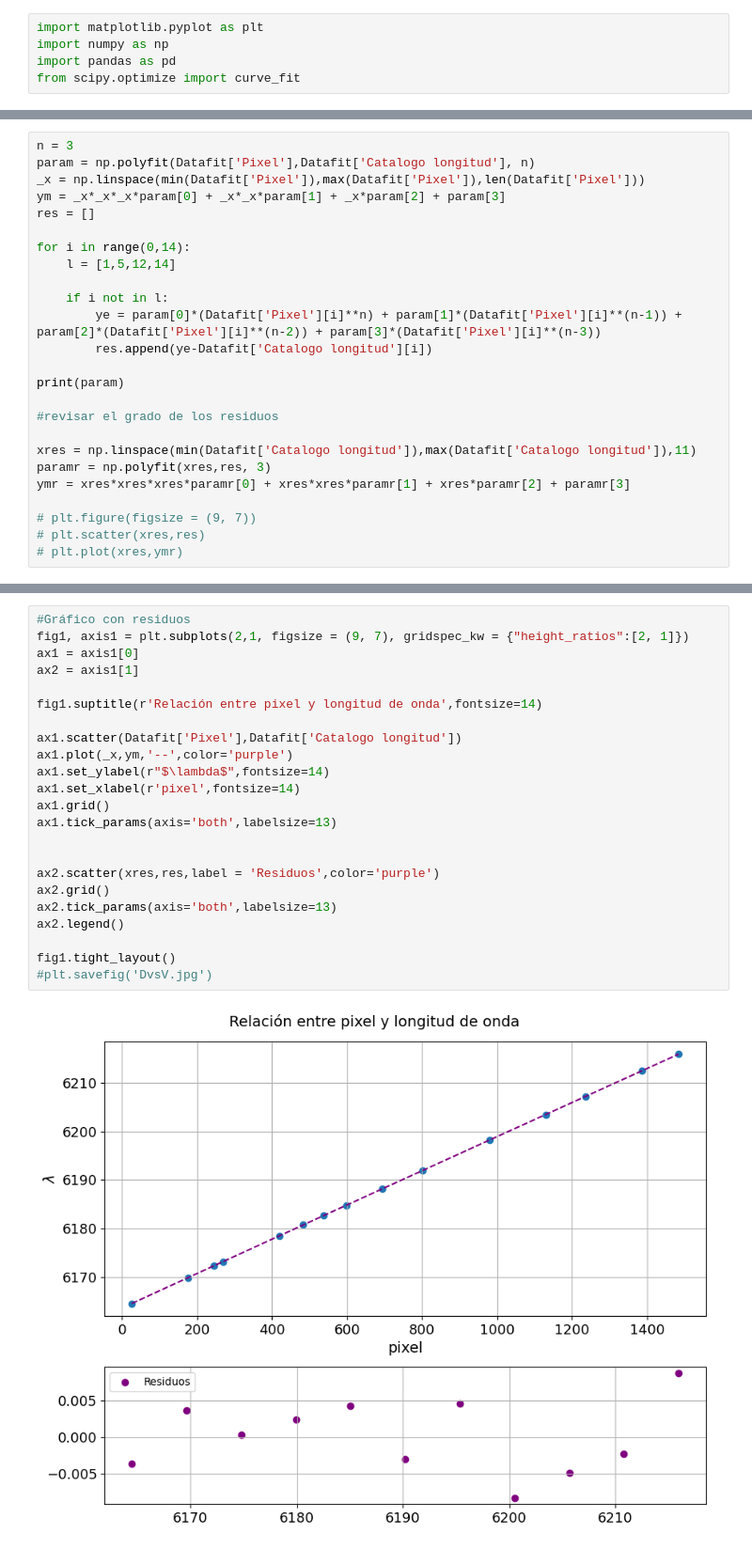
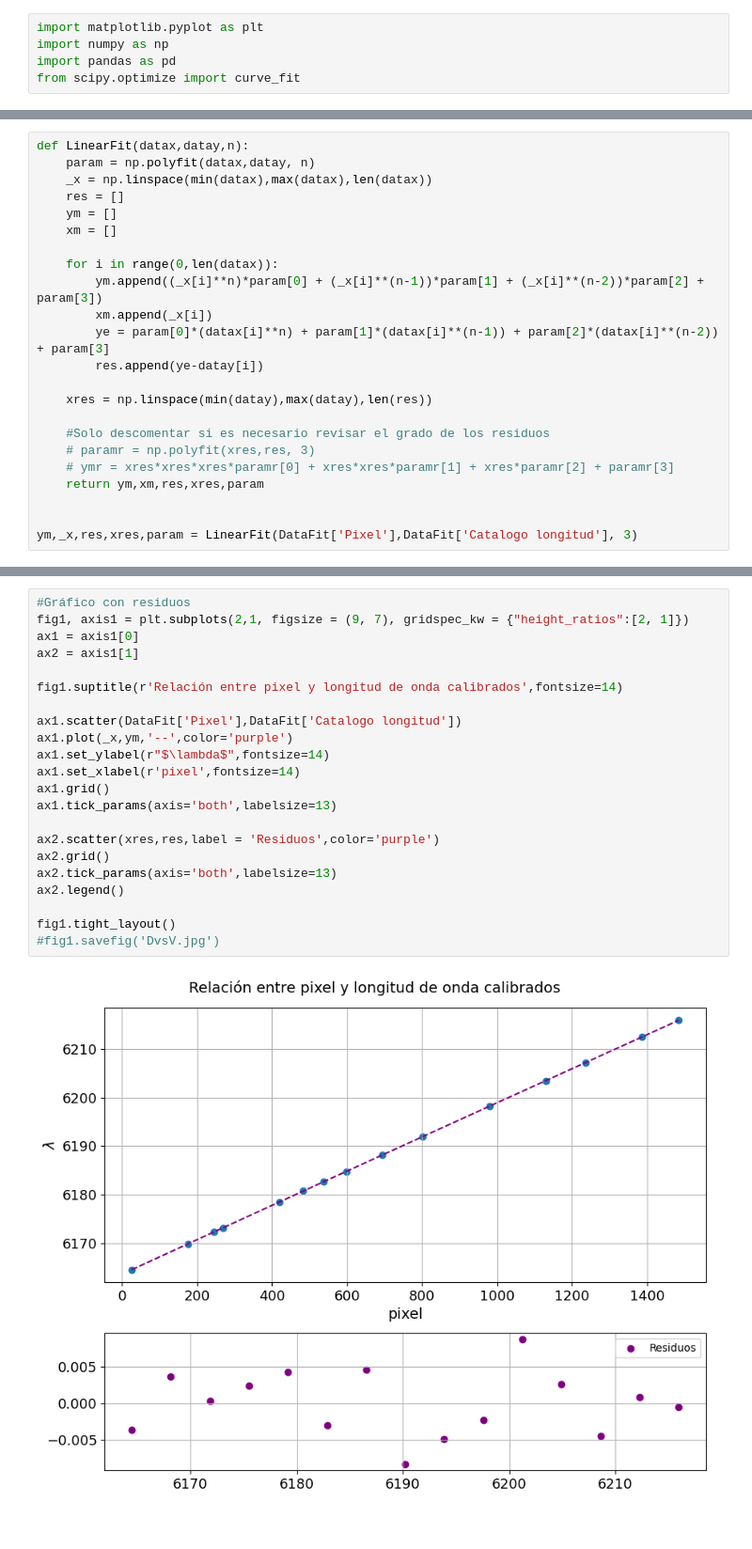
Before and after one commit to ccuellarn/Torium-Operation, a Jupyter notebook: Analisis.ipynb, the cells around one changed output, grey strips where cells are left out. Shown: that part at 94% size. Cells and saved outputs as stored; diff of their text form.

```diff
--- a/Analisis.ipynb
+++ b/Analisis.ipynb
@@ -120,25 +150,23 @@ pixel     onda
 # %%
-n = 3
-param = np.polyfit(Datafit['Pixel'],Datafit['Catalogo longitud'], n)
-_x = np.linspace(min(Datafit['Pixel']),max(Datafit['Pixel']),len(Datafit['Pixel']))
-ym = _x*_x*_x*param[0] + _x*_x*param[1] + _x*param[2] + param[3]
-res = []
+def LinearFit(datax,datay,n):
+    param = np.polyfit(datax,datay, n)
+    _x = np.linspace(min(datax),max(datax),len(datax))
+    res = []
+    ym = []
+    xm = []
 
-for i in range(0,14):
-    l = [1,5,12,14]
+    for i in range(0,len(datax)):
+        ym.append((_x[i]**n)*param[0] + (_x[i]**(n-1))*param[1] + (_x[i]**(n-2))*param[2] + param[3])
+        xm.append(_x[i])
+        ye = param[0]*(datax[i]**n) + param[1]*(datax[i]**(n-1)) + param[2]*(datax[i]**(n-2)) + param[3]
+        res.append(ye-datay[i])
 
-    if i not in l:
-        ye = param[0]*(Datafit['Pixel'][i]**n) + param[1]*(Datafit['Pixel'][i]**(n-1)) + param[2]*(Datafit['Pixel'][i]**(n-2)) + param[3]*(Datafit['Pixel'][i]**(n-3))
-        res.append(ye-Datafit['Catalogo longitud'][i])
+    xres = np.linspace(min(datay),max(datay),len(res))
 
-print(param)
+    #Solo descomentar si es necesario revisar el grado de los residuos
+    # paramr = np.polyfit(xres,res, 3)
+    # ymr = xres*xres*xres*paramr[0] + xres*xres*paramr[1] + xres*paramr[2] + paramr[3]
+    return ym,xm,res,xres,param
 
-#revisar el grado de los residuos
 
-xres = np.linspace(min(Datafit['Catalogo longitud']),max(Datafit['Catalogo longitud']),11)
-paramr = np.polyfit(xres,res, 3)
-ymr = xres*xres*xres*paramr[0] + xres*xres*paramr[1] + xres*paramr[2] + paramr[3]
-
-# plt.figure(figsize = (9, 7))
-# plt.scatter(xres,res)
-# plt.plot(xres,ymr)
+ym,_x,res,xres,param = LinearFit(DataFit['Pixel'],DataFit['Catalogo longitud'], 3)
@@ -147,25 +173,24 @@ ymr = xres*xres*xres*paramr[0] + xres*xres*paramr[1] + xres*paramr[2] + paramr[3
 # %%
 #Gráfico con residuos
 fig1, axis1 = plt.subplots(2,1, figsize = (9, 7), gridspec_kw = {"height_ratios":[2, 1]})
 ax1 = axis1[0]
 ax2 = axis1[1]
 
-fig1.suptitle(r'Relación entre pixel y longitud de onda',fontsize=14)
+fig1.suptitle(r'Relación entre pixel y longitud de onda calibrados',fontsize=14)
 
-ax1.scatter(Datafit['Pixel'],Datafit['Catalogo longitud'])
+ax1.scatter(DataFit['Pixel'],DataFit['Catalogo longitud'])
 ax1.plot(_x,ym,'--',color='purple')
 ax1.set_ylabel(r"$\lambda$",fontsize=14)
 ax1.set_xlabel(r'pixel',fontsize=14)
 ax1.grid()
 ax1.tick_params(axis='both',labelsize=13)
-
 
 ax2.scatter(xres,res,label = 'Residuos',color='purple')
 ax2.grid()
 ax2.tick_params(axis='both',labelsize=13)
 ax2.legend()
 
 fig1.tight_layout()
-#plt.savefig('DvsV.jpg')
+#fig1.savefig('DvsV.jpg')
 # %% [output]
-[figure, old version]
+[figure, new version]
```
Also changed, not shown: parts of 8 cells of this notebook, 2 other files.
